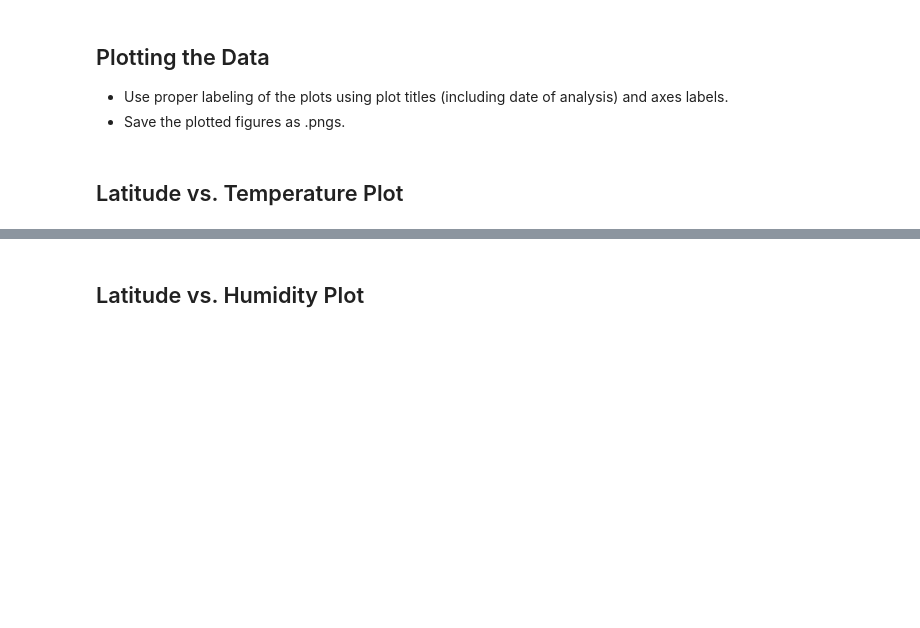
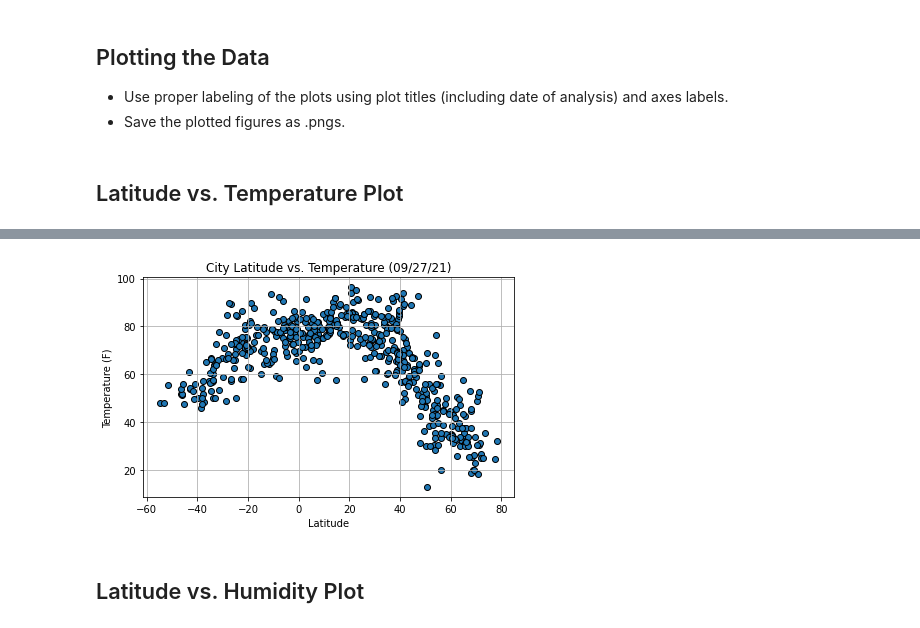
Before and after one commit to serenaremlang/python-api-challenge, a Jupyter notebook: WeatherPy.ipynb, the cells around one changed output, grey strips where cells are left out. Saved outputs shown, nothing was run; the diff lists cells and outputs as text; code cells hidden in the pictures; blank space fills up the shorter version.

Commit message:
Added visualizations, folder for images and saved pngs from scatter plots

```diff
--- a/WeatherPy.ipynb
+++ b/WeatherPy.ipynb
@@ -223,2 +226,15 @@ Int64Index([], dtype='int64')
+# %%
+x_values = city_weather_df['Lat']
+y_values = city_weather_df['Max Temp']
+plt.scatter(x_values,y_values, edgecolors="black")
+plt.title('City Latitude vs. Temperature (09/27/21)')
+plt.xlabel('Latitude')
+plt.ylabel('Temperature (F)')
+plt.grid(b=True, axis='both')
+plt.tight_layout()
+plt.savefig("images/lat_temp.png")
+plt.show()
+# %% [output]
+[figure, added]
 # %% [markdown]
 ## Latitude vs. Humidity Plot
```
Also changed, not shown: parts of 31 cells of this notebook, 11 other files.
